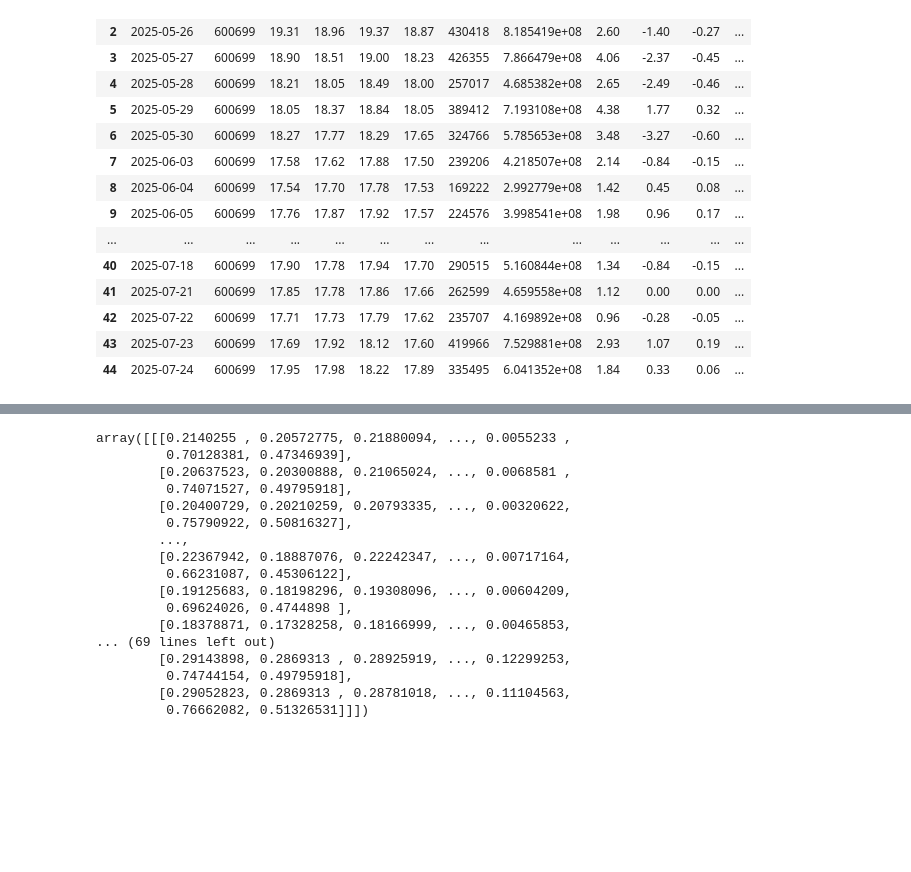
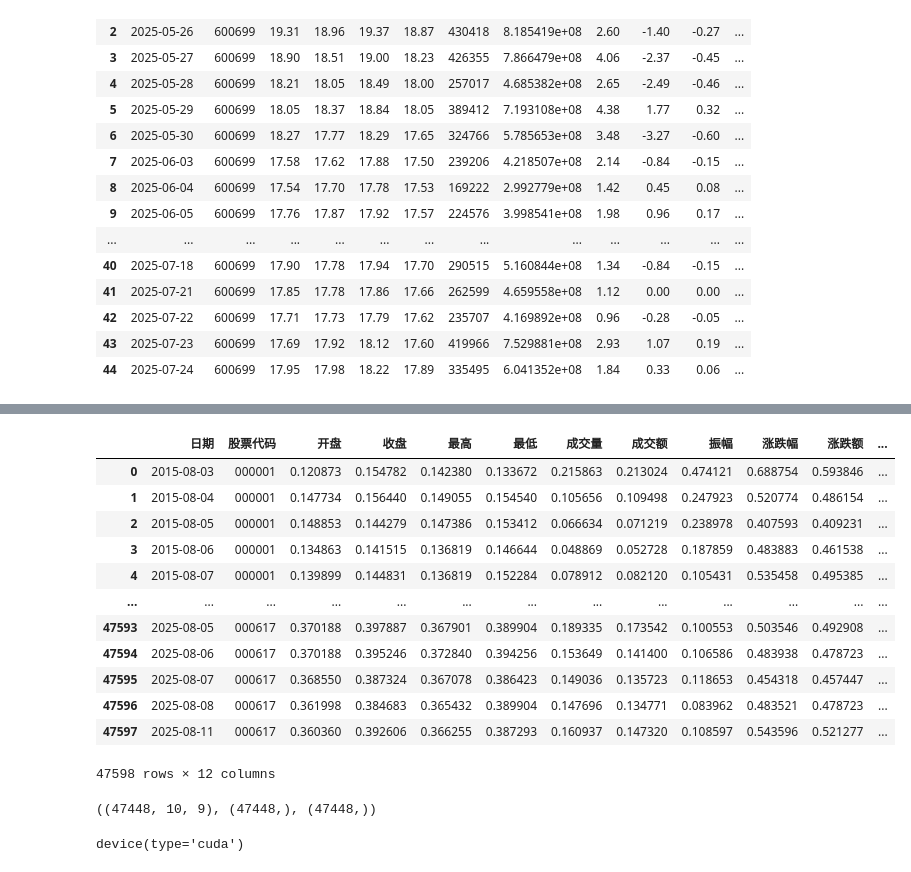
Before and after one commit to wzh-prog/fightMoney, a Jupyter notebook: stock/test.ipynb, the cells around one changed output, grey strips where cells are left out. Saved outputs shown, nothing was run; the diff lists cells and outputs as text; code cells hidden in the pictures; blank space fills up the shorter version.

```diff
--- a/stock/test.ipynb
+++ b/stock/test.ipynb
@@ -266,9 +389,9 @@ df
 # %%
 # 读取数据（替换为你的数据路径）
-df = pd.read_csv('joyson_600699.SH.csv')
+df = data
 # 定义特征列
-features = ['open', 'close', 'high', 'low', 'vol',
-            'amount', 'pct_chg', 'change']
+features = ['开盘', '收盘', '最高', '最低', '成交量',
+            '成交额', '振幅', '涨跌幅', "涨跌额"]
 
 # 初始化数据处理器
 lookback = 10  # 用过去10天数据预测未来1天
@@ -276,31 +399,19 @@ processor = StockDataProcessor(lookback=lookback)
 
 # 归一化数据
 normalized_df = processor.normalize(df, features)
-
-# 创建序列数据
-sequences, targets_reg, targets_cls = processor.create_sequences(
-    normalized_df,
-    features,
-    target_close_col='close',
-    target_pct_col='pct_chg'
-)
-# %%
-sequences
-# %% [output]
-array([[[0.2140255 , 0.20572775, 0.21880094, ..., 0.0055233 ,
-         0.70128381, 0.47346939],
-        [0.20637523, 0.20300888, 0.21065024, ..., 0.0068581 ,
-         0.74071527, 0.49795918],
-        [0.20400729, 0.20210259, 0.20793335, ..., 0.00320622,
-         0.75790922, 0.50816327],
-        ...,
-        [0.22367942, 0.18887076, 0.22242347, ..., 0.00717164,
-         0.66231087, 0.45306122],
-        [0.19125683, 0.18198296, 0.19308096, ..., 0.00604209,
-         0.69624026, 0.4744898 ],
-        [0.18378871, 0.17328258, 0.18166999, ..., 0.00465853,
-... (69 lines left out)
-        [0.29143898, 0.2869313 , 0.28925919, ..., 0.12299253,
-         0.74744154, 0.49795918],
-        [0.29052823, 0.2869313 , 0.28781018, ..., 0.11104563,
-         0.76662082, 0.51326531]]])
+# %%
+normalized_df
+# %% [output]
+|  | 日期 | 股票代码 | 开盘 | 收盘 | 最高 | 最低 | 成交量 | 成交额 | 振幅 | 涨跌幅 | 涨跌额 | ... |
+| 0 | 2015-08-03 | 000001 | 0.120873 | 0.154782 | 0.142380 | 0.133672 | 0.215863 | 0.213024 | 0.474121 | 0.688754 | 0.593846 | ... |
+| 1 | 2015-08-04 | 000001 | 0.147734 | 0.156440 | 0.149055 | 0.154540 | 0.105656 | 0.109498 | 0.247923 | 0.520774 | 0.486154 | ... |
+| 2 | 2015-08-05 | 000001 | 0.148853 | 0.144279 | 0.147386 | 0.153412 | 0.066634 | 0.071219 | 0.238978 | 0.407593 | 0.409231 | ... |
+| 3 | 2015-08-06 | 000001 | 0.134863 | 0.141515 | 0.136819 | 0.146644 | 0.048869 | 0.052728 | 0.187859 | 0.483883 | 0.461538 | ... |
+| 4 | 2015-08-07 | 000001 | 0.139899 | 0.144831 | 0.136819 | 0.152284 | 0.078912 | 0.082120 | 0.105431 | 0.535458 | 0.495385 | ... |
+| ... | ... | ... | ... | ... | ... | ... | ... | ... | ... | ... | ... | ... |
+| 47593 | 2025-08-05 | 000617 | 0.370188 | 0.397887 | 0.367901 | 0.389904 | 0.189335 | 0.173542 | 0.100553 | 0.503546 | 0.492908 | ... |
+| 47594 | 2025-08-06 | 000617 | 0.370188 | 0.395246 | 0.372840 | 0.394256 | 0.153649 | 0.141400 | 0.106586 | 0.483938 | 0.478723 | ... |
+| 47595 | 2025-08-07 | 000617 | 0.368550 | 0.387324 | 0.367078 | 0.386423 | 0.149036 | 0.135723 | 0.118653 | 0.454318 | 0.457447 | ... |
+| 47596 | 2025-08-08 | 000617 | 0.361998 | 0.384683 | 0.365432 | 0.389904 | 0.147696 | 0.134771 | 0.083962 | 0.483521 | 0.478723 | ... |
+| 47597 | 2025-08-11 | 000617 | 0.360360 | 0.392606 | 0.366255 | 0.387293 | 0.160937 | 0.147320 | 0.108597 | 0.543596 | 0.521277 | ... |
+47598 rows × 12 columns
@@ -306,0 +426,4 @@ array([[[0.2140255 , 0.20572775, 0.21880094, ..., 0.0055233 ,
+# %%
+sequences.shape, targets_reg.shape, targets_cls.shape
+# %% [output]
+((47448, 10, 9), (47448,), (47448,))
@@ -306,0 +432,4 @@ array([[[0.2140255 , 0.20572775, 0.21880094, ..., 0.0055233 ,
+# %%
+device
+# %% [output]
+device(type='cuda')
```
Also changed, not shown: parts of 33 cells of this notebook, 3 other files.
